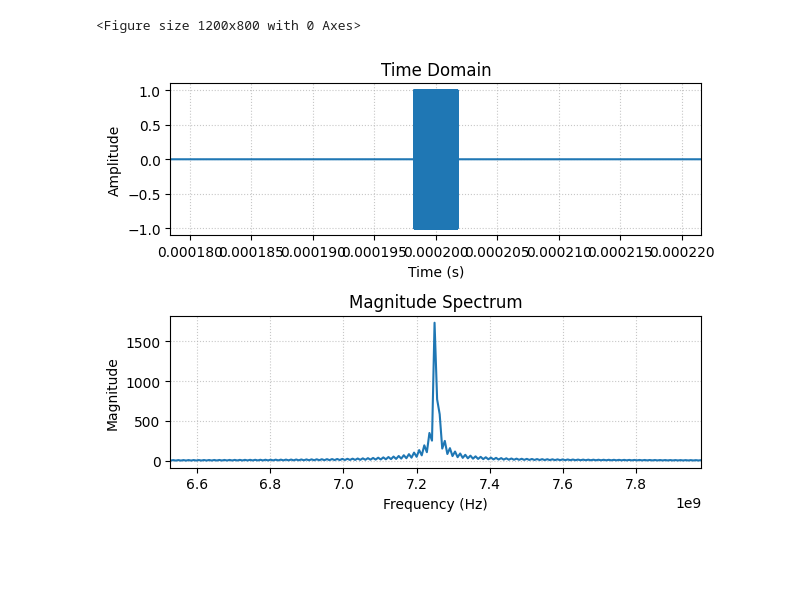
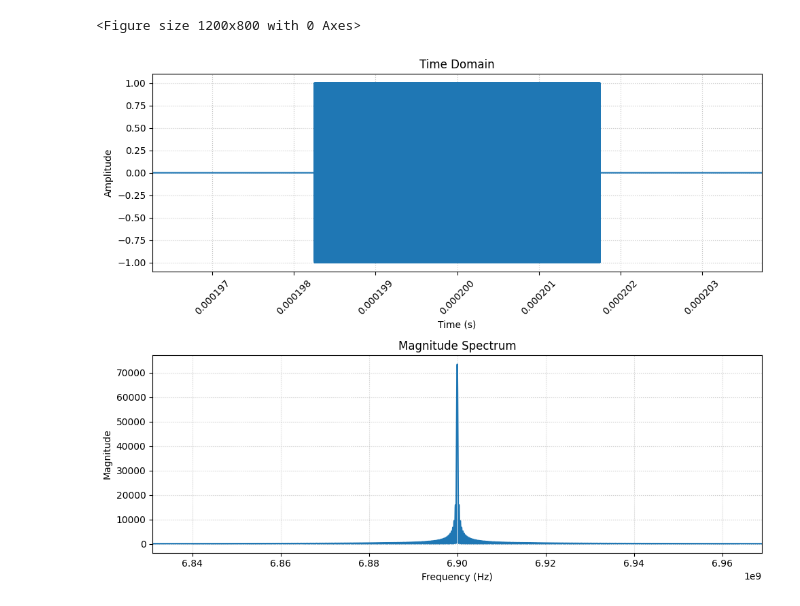
Before and after one commit to alexanderosherov/transmon_qubit_readout_simulation, a Jupyter notebook: simple_readout.ipynb, the cells around one changed output. Cells and saved outputs as stored; diff of their text form; code cells hidden in the pictures; blank space fills up the shorter version.

Commit message:
progress in readout pulse for simulation

```diff
--- a/simple_readout.ipynb
+++ b/simple_readout.ipynb
@@ -4,9 +4,14 @@ import matplotlib.pyplot as plt
 import skrf as rf
 import os
 from scipy.interpolate import interp1d
+# %%
+plt.rcParams['grid.linestyle'] = ':'
+plt.rcParams['grid.alpha'] = 0.7
+plt.rcParams['figure.figsize'] = (10, 8)
 # %%
 N = 2 ** 23  # Number of sample points (power of 2 for FFT efficiency)
-resonator_frequency = 7.252534 * 10 ** 9  # Resonator frequency (Hz)
+#resonator_frequency = 7.252534 * 10 ** 9  # Resonator frequency (Hz)
+resonator_frequency = 6.9 * 10 ** 9  # Resonator frequency (Hz)
 # %%
 def s11_for_both_states_mocked(f_resonator: float, target_pulse_frequencies: np.ndarray = None, plot: bool = False):
     # --- S_11 Mock Function for a reflection resonator---
@@ -237,8 +259,8 @@ plt.plot(frequencies_simulation_7252456, np.abs(s21_simulation_7252612))
 # %%
-_, pulse_signal = create_rectangle_pulse(target_pulse_frequencies=frequencies_simulation,
-                                         f_resonator=resonator_frequency,
-                                         samples_number=N,
-                                         plot=True)
+frequencies_pulse, pulse, times_pulse, pulse_t_plot_edges = create_rectangle_pulse(
+    f_resonator=resonator_frequency,
+    samples_number=N,
+    plot=True)
 # %% [output]
 <Figure size 1200x800 with 0 Axes>
-[figure, old version]
+[figure, new version]
```
Also changed, not shown: parts of 10 cells of this notebook.
